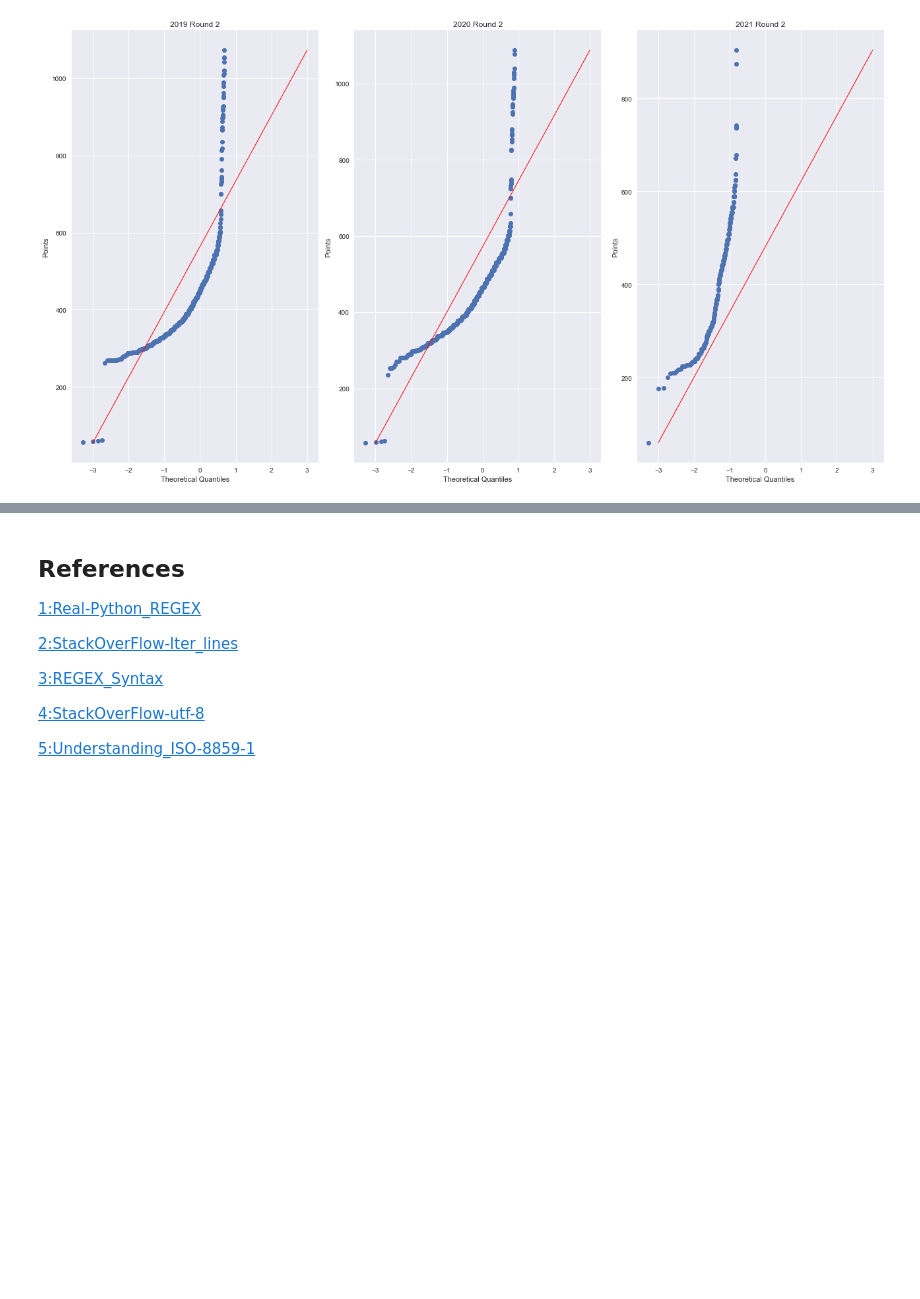
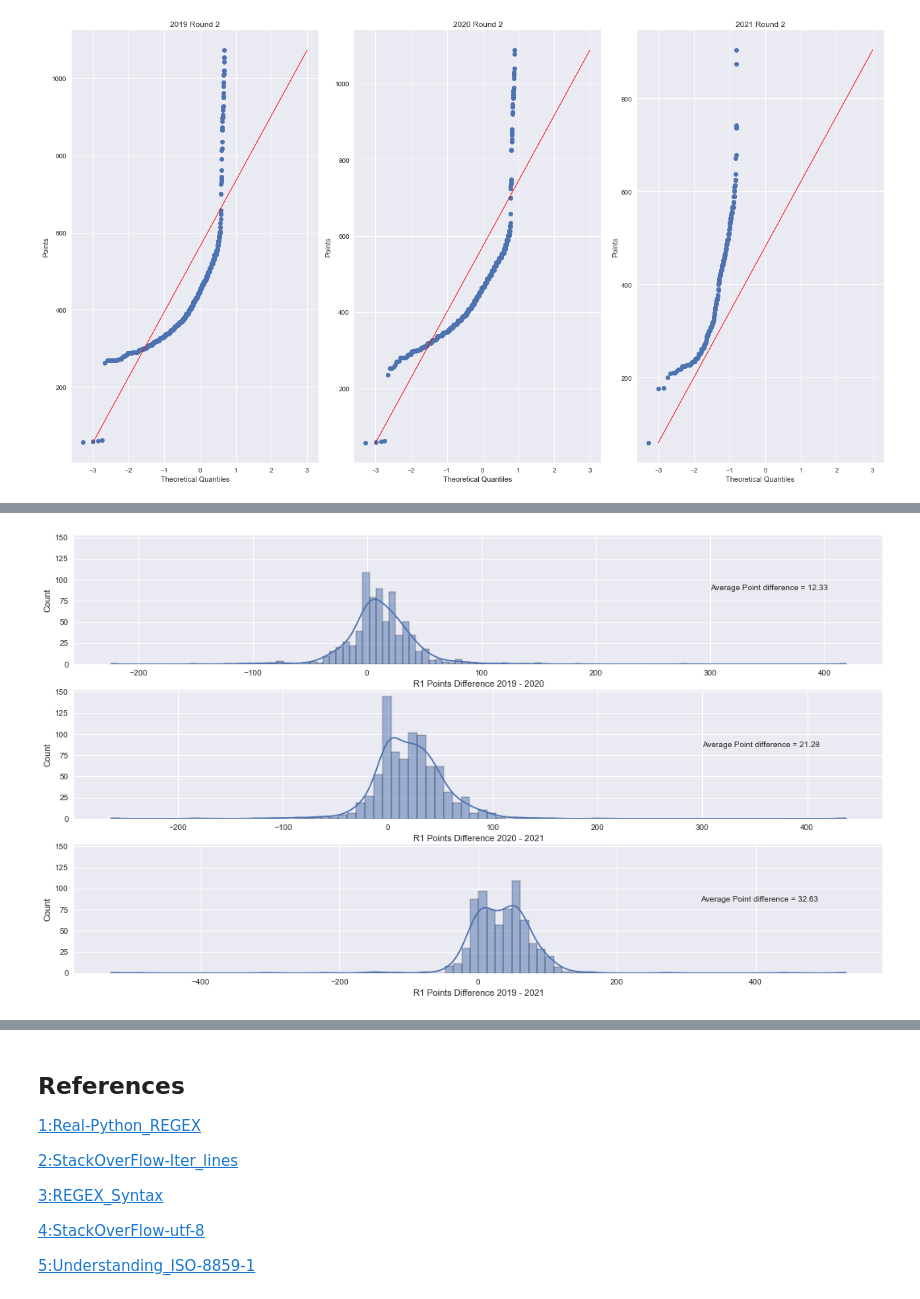
Before and after one commit to Sam-Tracey/Fundamentals-of-Data-Analysis, a Jupyter notebook: cao.ipynb, the cells around one changed output, grey strips where cells are left out. Cells and saved outputs as stored; diff of their text form; code cells hidden in the pictures; blank space fills up the shorter version.

```diff
--- a/cao.ipynb
+++ b/cao.ipynb
@@ -786,0 +903,2 @@ plt.show()
+# %%
+df_r1 = df_merge.drop(columns=['Points2_2019', 'Points2_2020', 'Points2_2021'])
@@ -786,0 +921,21 @@ plt.show()
+# %%
+# Calculate the difference across years for Round 1 Points
+df_r1['Diff_19_20'] = df_r1['Points1_2020'] - df_r1['Points1_2019']
+df_r1['Diff_20_21'] = df_r1['Points1_2021'] - df_r1['Points1_2020']
+df_r1['Diff_19_21'] = df_r1['Points1_2021'] - df_r1['Points1_2019']
+# %%
+fig, axes = plt.subplots(3, 1, sharey=True)
+
+ax1 = sns.histplot(data=df_r1['Diff_19_20'], fill = True, label = 'Points Difference 2019 - 2020', ax=axes[0], kde=True)
+ax1.set(xlabel='R1 Points Difference 2019 - 2020')
+ax1.text(300, 88, f"Average Point difference = {round(df_r1['Diff_19_20'].mean(),2)}")
+ax2 = sns.histplot(data=df_r1['Diff_20_21'], fill = True, label = 'Points Difference 2020 - 2021', ax=axes[1], kde=True)
+ax2.text(300, 85, f"Average Point difference = {round(df_r1['Diff_20_21'].mean(),2)}")
+ax2.set(xlabel='R1 Points Difference 2020 - 2021')
+ax3 = sns.histplot(data=df_r1['Diff_19_21'], fill = True, label = 'Points Difference 2019 - 2021', ax=axes[2], kde=True)
+ax3.text(320, 85, f"Average Point difference = {round(df_r1['Diff_19_21'].mean(),2)}")
+ax3.set(xlabel='R1 Points Difference 2019 - 2021')
+
+plt.show()
+# %% [output]
+[figure, added]
```
Also changed, not shown: parts of 24 cells of this notebook, 29 other files.
